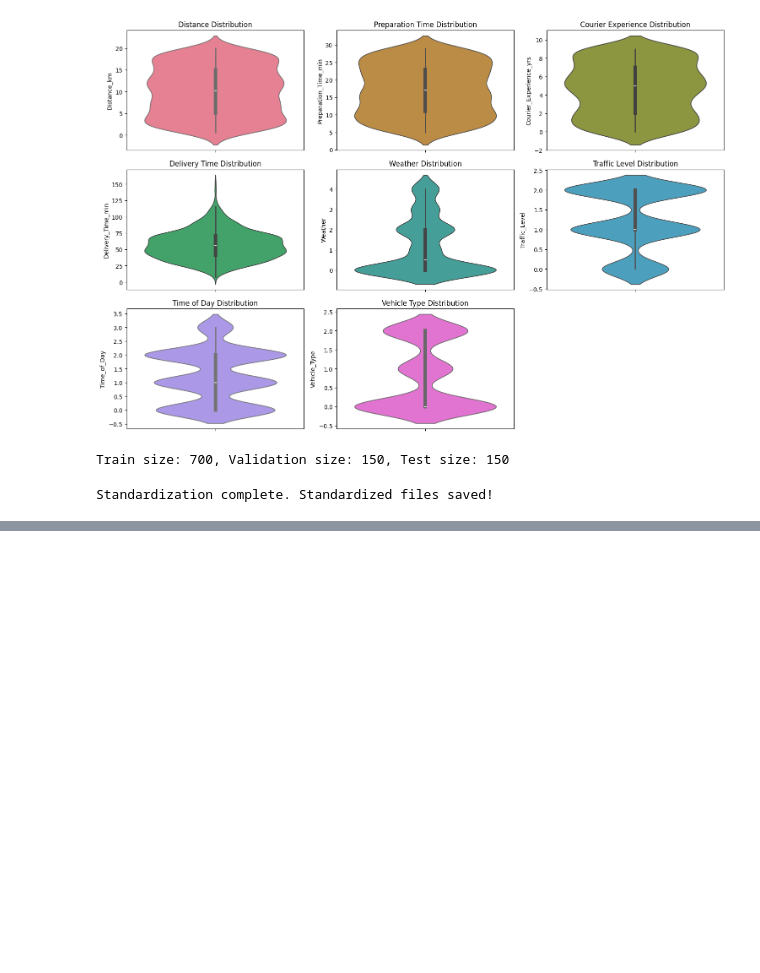
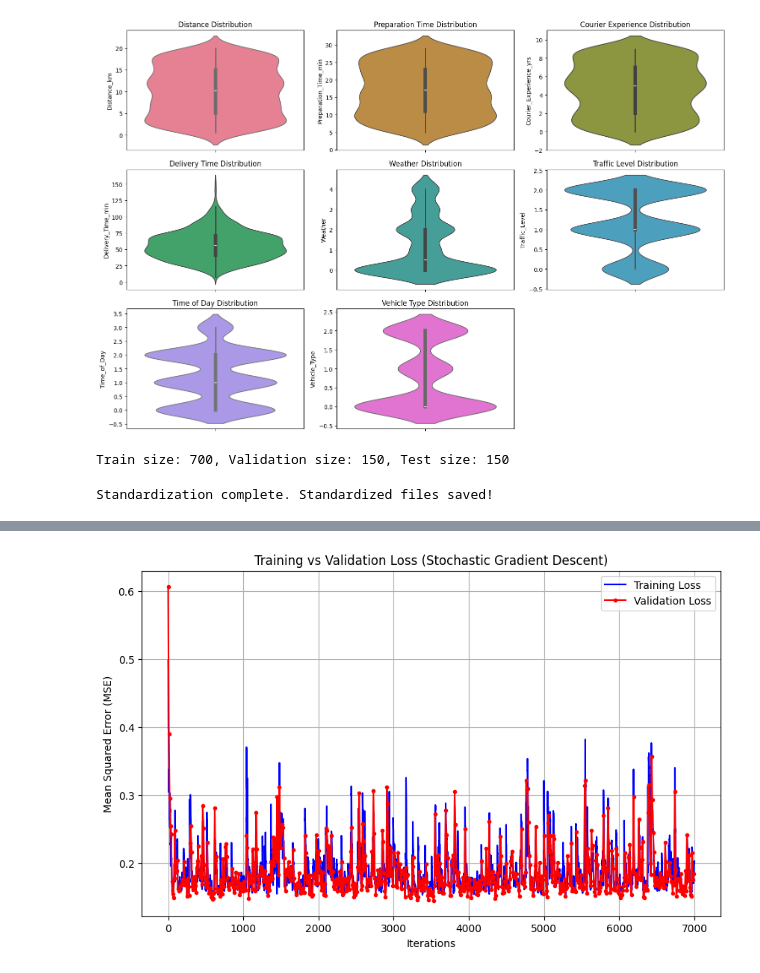
Before and after one commit to rudra20-6/smai-assignment1, a Jupyter notebook: 2/new.ipynb, the cells around one changed output, grey strips where cells are left out. Drawn from its saved outputs; the diff is of its cells as text; code cells hidden in the pictures; blank space fills up the shorter version.

```diff
--- a/2/new.ipynb
+++ b/2/new.ipynb
@@ -322,0 +416,76 @@ Epoch 900: Loss = 0.14735
+# %%
+import numpy as np
+import pandas as pd
+import matplotlib.pyplot as plt
+
+# Stochastic Gradient Descent Function
+def stochastic_gradient_descent(X, y, X_val, y_val, learning_rate=0.01, epochs=1000):
+    m, n = X.shape
+
+    W = np.zeros(n)
+    b = 0
+
+    train_loss_history = []
+    val_loss_history = []
+    iteration_count = []
+    total_iterations = 0
+
+    for epoch in range(epochs):
+        # Shuffle the data
+        indices = np.random.permutation(m)
+        X_shuffled = X[indices]
+        y_shuffled = y[indices]
+
+        for i in range(m):  # Loop through each sample
+            # Select a single sample
+            X_i = X_shuffled[i:i+1]
+            y_i = y_shuffled[i:i+1]
+
+            # Compute prediction
+            y_pred = np.dot(X_i, W) + b
+
+            # Compute error
+            error = y_pred - y_i
+
+            # Compute gradients
+            dW = X_i.T * error
+            db = error
+
+            # Update parameters
+            W -= learning_rate * dW.flatten()
+            b -= learning_rate * db
+
+            # Compute training MSE
+            total_error = np.dot(X, W) + b - y
+            train_mse = (1 / (2 * m)) * np.sum(total_error ** 2)
+            train_loss_history.append(train_mse)
+
+            # Compute validation MSE every 10 iterations
+            if total_iterations % 10 == 0:
+                val_pred = np.dot(X_val, W) + b
+                val_error = val_pred - y_val
+                val_mse = (1 / (2 * len(y_val))) * np.sum(val_error ** 2)
+                val_loss_history.append(val_mse)
+                iteration_count.append(total_iterations)
+                print(f"Iteration {total_iterations}: Train Loss = {train_mse:.5f}, Val Loss = {val_mse:.5f}")
+
+            total_iterations += 1
+
+    return W, b, train_loss_history, val_loss_history, iteration_count
+
+# Train the model
+W_opt, b_opt, train_loss_history, val_loss_history, iteration_count = stochastic_gradient_descent(
+    X_train, y_train, X_val, y_val, learning_rate=0.01, epochs=10
+)
+
+# Plot training and validation loss
+plt.figure(figsize=(10, 6))
+plt.plot(range(1, len(train_loss_history) + 1), train_loss_history, label="Training Loss", color="b")
+plt.plot(iteration_count, val_loss_history, label="Validation Loss", color="r", marker='.')
+plt.xlabel("Iterations")
+plt.ylabel("Mean Squared Error (MSE)")
+plt.title("Training vs Validation Loss (Stochastic Gradient Descent)")
+plt.legend()
+plt.grid()
+plt.show()
+# %% [output]
@@ -322,0 +509 @@ Epoch 900: Loss = 0.14735
+[figure, added]
```
Also changed, not shown: parts of 3 cells of this notebook.
